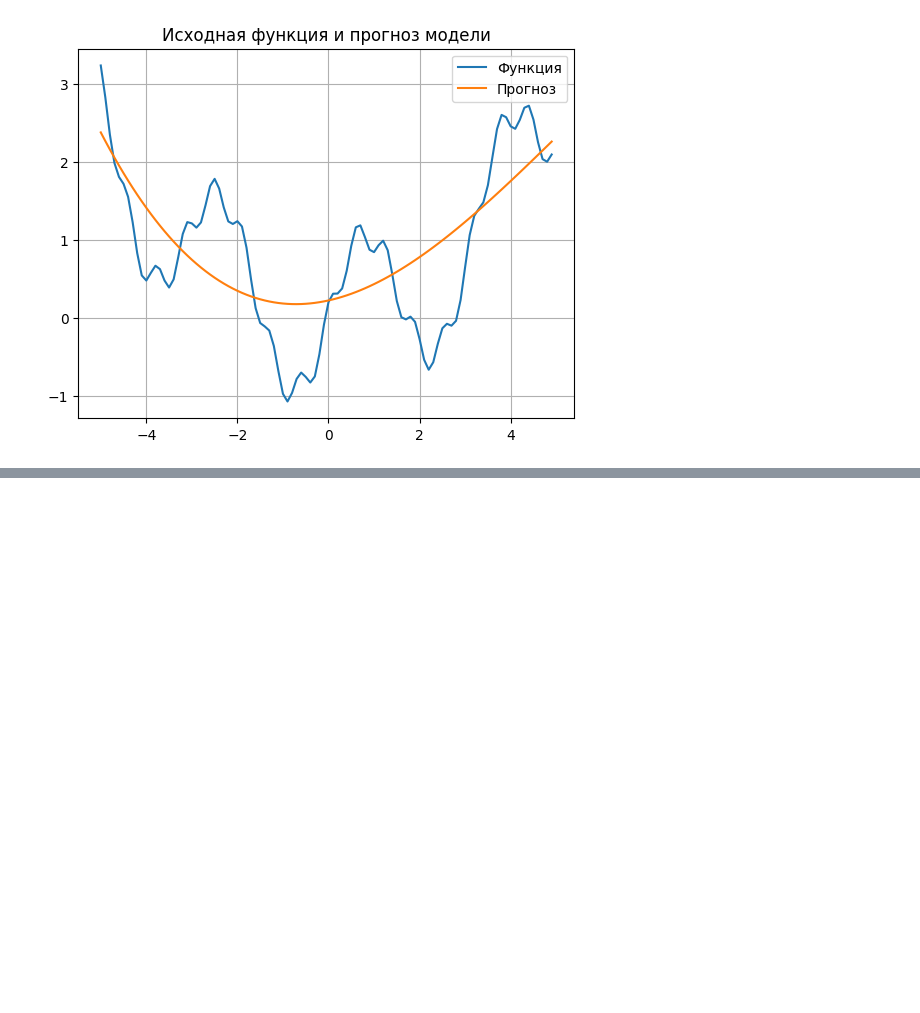
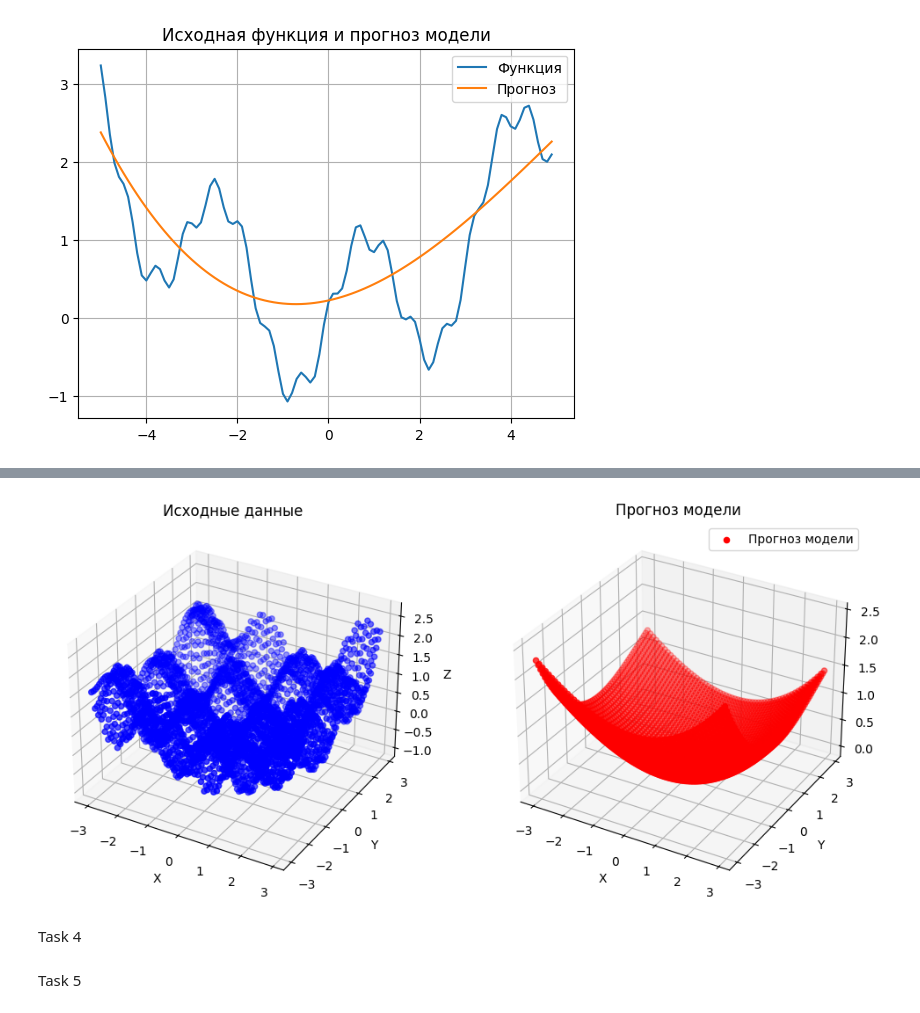
Before and after one commit to FastBackendML/FastBackendML, a Jupyter notebook: Neural_Networks.ipynb, the cells around one changed output, grey strips where cells are left out. Saved outputs shown, nothing was run; the diff lists cells and outputs as text; code cells hidden in the pictures; blank space fills up the shorter version.

```diff
--- a/Neural_Networks.ipynb
+++ b/Neural_Networks.ipynb
@@ -811,0 +886,31 @@ plt.show()
+# %%
+# График
+import matplotlib.pyplot as plt
+
+x = d_train.data[:, 0]
+y = d_train.data[:, 1]
+z_real = d_train.target
+z_pred = predict.data.squeeze()
+
+fig = plt.figure(figsize=(12, 6))
+
+ax1 = fig.add_subplot(121, projection='3d')
+ax1.scatter(x, y, z_real, c='b', label='Исходные данные')
+ax1.set_title('Исходные данные')
+ax1.set_xlabel('X')
+ax1.set_ylabel('Y')
+ax1.set_zlabel('Z')
+
+ax2 = fig.add_subplot(122, projection='3d')
+ax2.scatter(x, y, z_pred, c='r', label='Прогноз модели')
+ax2.set_title('Прогноз модели')
+ax2.set_xlabel('X')
+ax2.set_ylabel('Y')
+ax2.set_zlabel('Z')
+
+plt.legend()
+plt.show()
+# %% [output]
+[figure, added]
+# %% [markdown]
+Task 4
@@ -811,0 +974,2 @@ plt.show()
+# %% [markdown]
+Task 5
```
Also changed, not shown: parts of 4 cells of this notebook.
